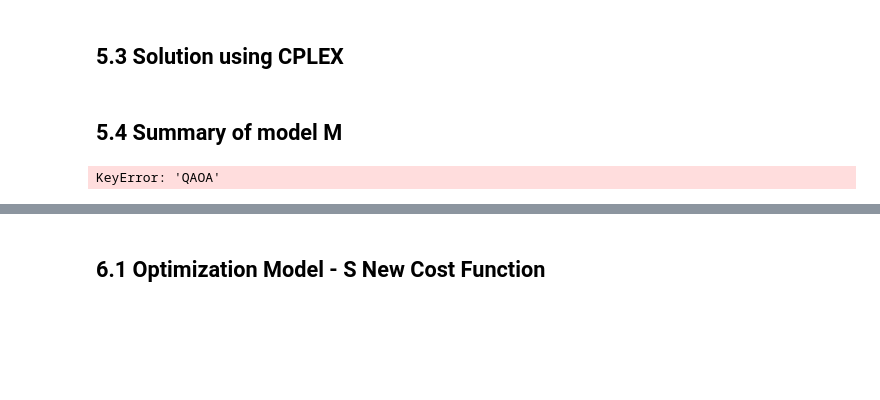
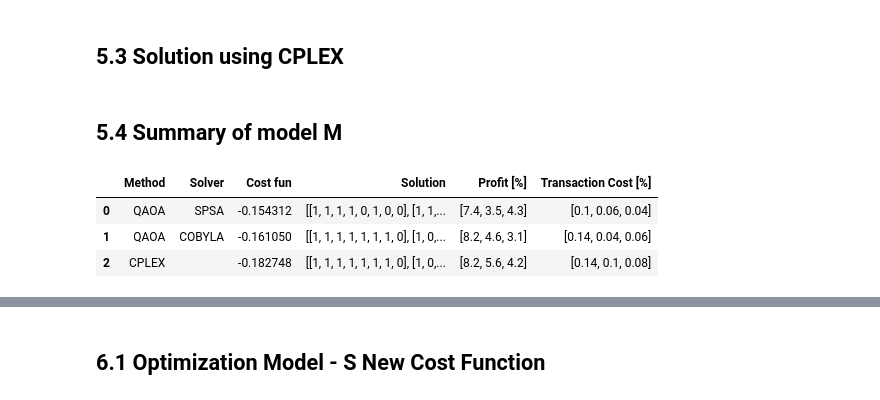
Before and after one commit to alejomonbar/Quantum-Counselor-for-Portfolio-Investment, a Jupyter notebook: Portfolio-Optimization.ipynb, the cells around one changed output, grey strips where cells are left out. Cells and saved outputs as stored; diff of their text form; code cells hidden in the pictures; blank space fills up the shorter version.

```diff
--- a/Portfolio-Optimization.ipynb
+++ b/Portfolio-Optimization.ipynb
@@ -472,22 +472,25 @@ m["CPLEX"]= CplexOptimizer().solve(m["qubo"])
 # %% [markdown]
 ## 5.4 Summary of model M
 # %%
-np.save(f"./Data/{user}/m.npy", m)
+# np.save(f"./Data/{user}/m.npy", m)
 
-#m = np.load(f"./Data/{user}/m.npy", allow_pickle=True).item()
+m = np.load(f"./Data/{user}/m.npy", allow_pickle=True).item()
 # %%
-method = ["QAOA", "VQE"]
+method = ["QAOA"]
 solver = ["COBYLA", "SPSA"]
 m_sol = [m[met][sol][0].x.reshape(m["periods"],-1).astype(int) for met in method for sol in solver] + [(m["CPLEX"].x+0.01).reshape(m["periods"],-1).astype(int)]
-pd.DataFrame({"Method":["QAOA","QAOA", "VQE", "VQE", "CPLEX"],
-              "Solver":["SPSA", "COBYLA","COBYLA", "SPSA",""],
+pd.DataFrame({"Method":["QAOA","QAOA", "CPLEX"],
+              "Solver":["SPSA", "COBYLA",""],
               "Cost fun":[m[met][sol][0].fval for met in method for sol in solver] + [m["CPLEX"].fval],
               "Solution":m_sol,
               "Profit [%]":[np.round(100*profits(_, m["mu"], m["lambda"], m["periods"], m["max_investment"]), 1) for _ in m_sol],
-              "Transaction Cost [%]":[100*transaction_costs(_, m["lambda"], m["periods"], m["max_investment"]) for _ in m_sol]
+              "Transaction Cost [%]":[np.round(100*transaction_costs(_, m["lambda"], m["periods"], m["max_investment"]),4) for _ in m_sol]
              })
 # %% [output]
-KeyError: 'QAOA'
+|  | Method | Solver | Cost fun | Solution | Profit [%] | Transaction Cost [%] |
+| 0 | QAOA | SPSA | -0.154312 | [[1, 1, 1, 1, 0, 1, 0, 0], [1, 1,... | [7.4, 3.5, 4.3] | [0.1, 0.06, 0.04] |
+| 1 | QAOA | COBYLA | -0.161050 | [[1, 1, 1, 1, 1, 1, 1, 0], [1, 0,... | [8.2, 4.6, 3.1] | [0.14, 0.04, 0.06] |
+| 2 | CPLEX |  | -0.182748 | [[1, 1, 1, 1, 1, 1, 1, 0], [1, 0,... | [8.2, 5.6, 4.2] | [0.14, 0.1, 0.08] |
 # %% [markdown]
 # 6. Original Contributions
 
```
Also changed, not shown: 4 other files.
